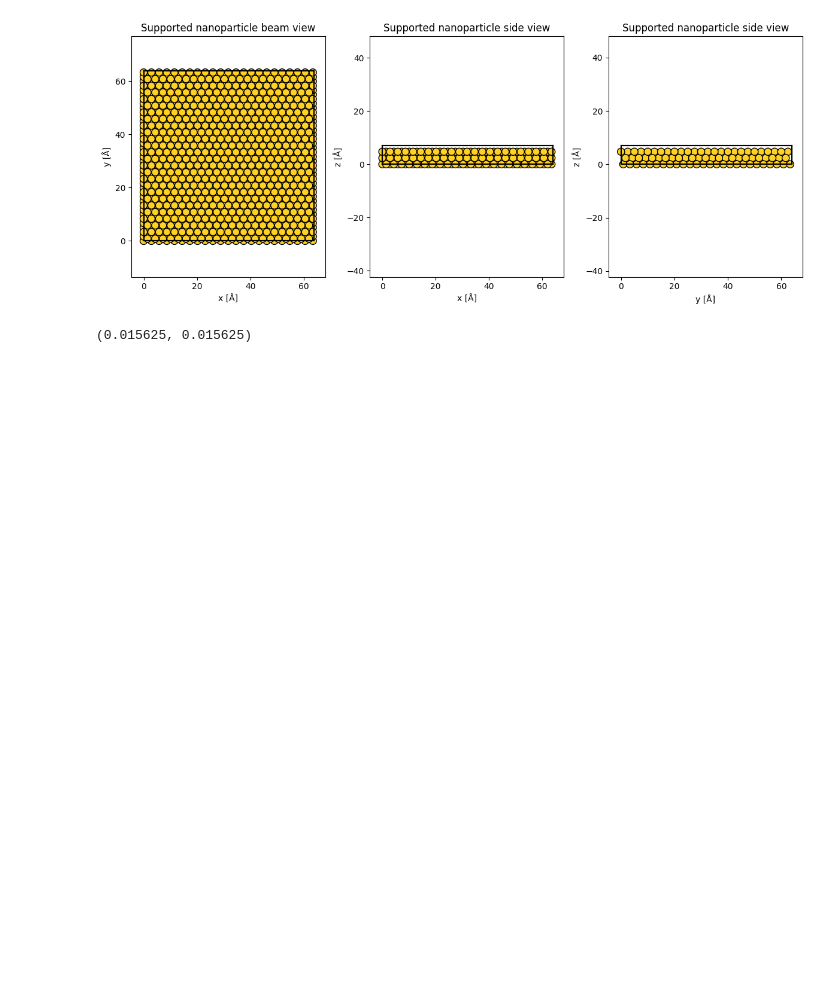
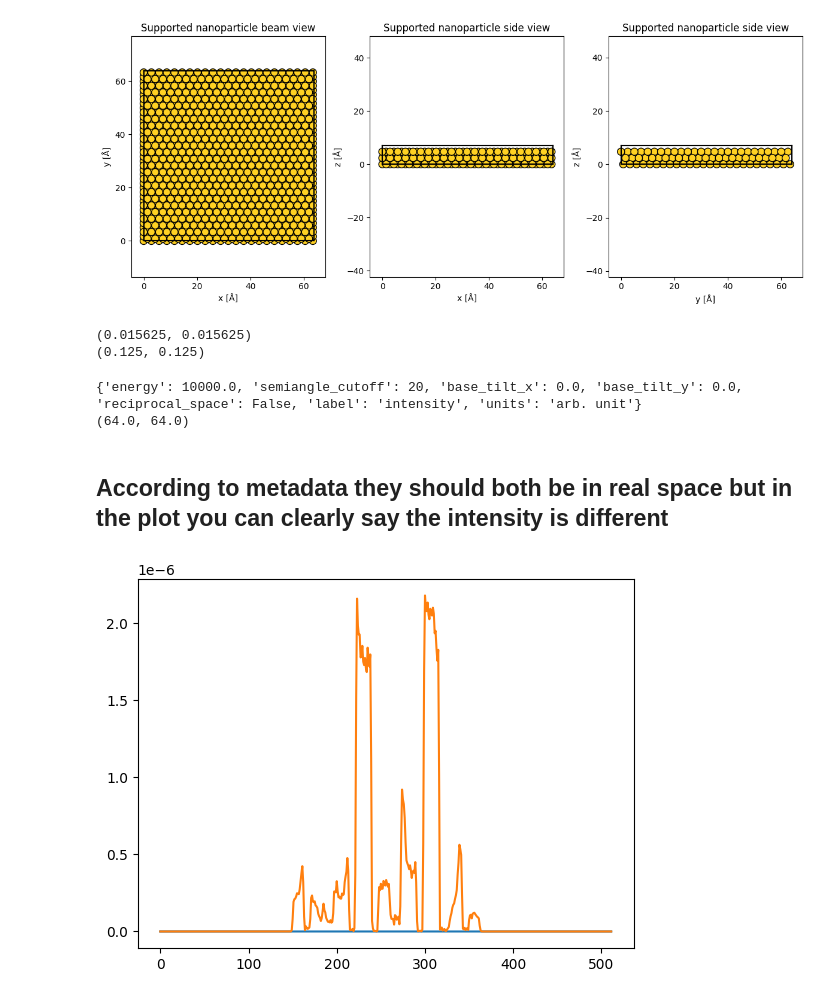
Before and after one commit to curiousbeams/willem-playground, a Jupyter notebook: notebooks/simulation_notebook/crystalline_sample.ipynb, the cells around one changed output. Drawn from its saved outputs; the diff is of its cells as text; code cells hidden in the pictures; blank space fills up the shorter version.

Commit message:
added exit wave dataset, to feed this in ptychography alogrithm and have a look at the phase it needs to converge to. Need to re-evaluate the fourier transfrom and updating the metadata

```diff
--- a/notebooks/simulation_notebook/crystalline_sample.ipynb
+++ b/notebooks/simulation_notebook/crystalline_sample.ipynb
@@ -115,15 +115,25 @@ fig.tight_layout();
 # %% [output]
 [figure]
 # %%
-measurement = probes.scan(
+detector = abtem.PixelatedDetector(max_angle='full')  # or 'full'
+waves_detector = abtem.WavesDetector(
+
+)
+
+measurement, waves_measurement = probes.scan(
     potential,
     grid_scan,
-    detector,
-).compute(
-)
-dose = 1e12
-measurement_noisy = measurement.crop(gpts=(256,256)).poisson_noise(dose)
+    [detector, waves_detector],
+).compute()
+
+print(measurement.sampling)
+print(waves_measurement.sampling)
+# %% [output]
+(0.015625, 0.015625)
+(0.125, 0.125)
-# %%
-measurement.sampling
-# %% [output]
-(0.015625, 0.015625)
+# %%
+print(measurement.metadata)
+print(waves_measurement.extent)
+# %% [output]
+{'energy': 10000.0, 'semiangle_cutoff': 20, 'base_tilt_x': 0.0, 'base_tilt_y': 0.0, 'reciprocal_space': False, 'label': 'intensity', 'units': 'arb. unit'}
+(64.0, 64.0)
@@ -129,0 +148,8 @@ measurement.sampling
+# %% [markdown]
+## According to metadata they should both be in real space but in the plot you can clearly say the intensity is different
+# %%
+plt.plot(np.abs(waves_measurement.array[0, 0, 128, :])**2)
+plt.plot(measurement.array[0, 0][128, :])
+plt.show()
+# %% [output]
+[figure, added]
```
Also changed, not shown: parts of 11 cells of this notebook.
